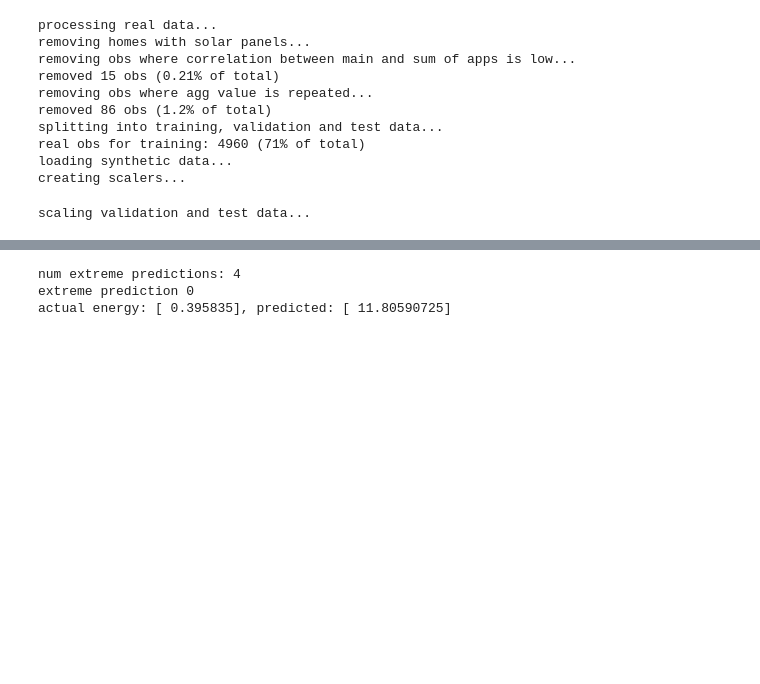
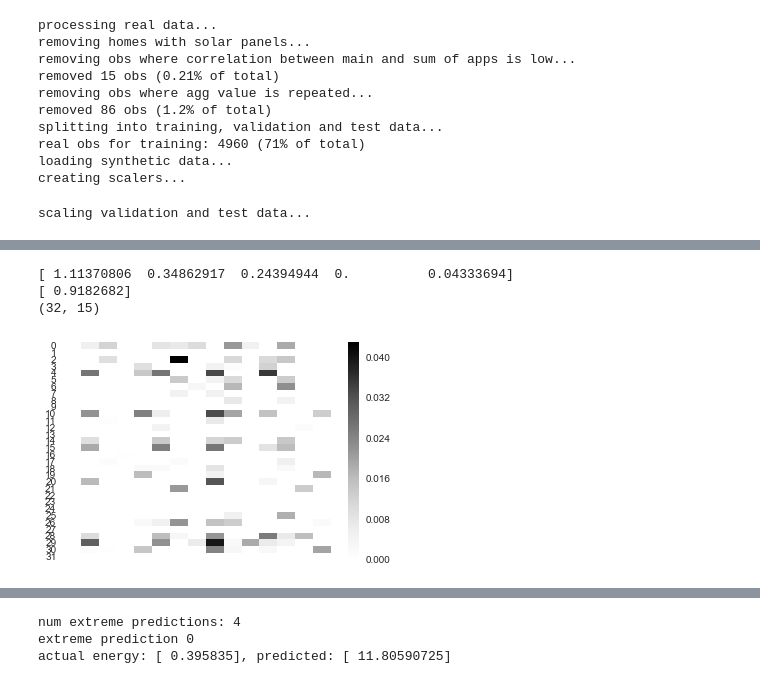
Before and after one commit to sipolac/thesis, a Jupyter notebook: py/build_models.ipynb, the cells around one changed output, grey strips where cells are left out. Saved outputs shown, nothing was run; the diff lists cells and outputs as text; code cells hidden in the pictures; blank space fills up the shorter version.

```diff
--- a/py/build_models.ipynb
+++ b/py/build_models.ipynb
@@ -195,0 +158,42 @@ model = load_model(os.path.join(dir_this_model, 'weights.hdf5'))
+# %%
+layer_names = [x.name for x in model.layers]
+layer_name = 'conv_3'
+if layer_name not in layer_names:
+    raise ValueError('Layer name could not be found in model')
+
+model_truncated = Sequential()
+for layer in model.layers:
+    model_truncated.add(layer)
+    if layer.name == layer_name:
+        break
+# %%
+def expand_array(a, desired_len):
+    scale_factor = desired_len / len(a)
+    assert scale_factor % 1 == 0, 'desired_len needs to be a multiple of the input array'
+    scale_factor = int(scale_factor)
+    expanded = np.empty(desired_len, dtype=type(a[0]))
+    for i in range(scale_factor):
+        expanded[i::scale_factor] = a
+    return expanded
+
+def get_activations(x, truncated_model):
+    return truncated_model.predict(reshape_as_tensor([x]))[0].T
+
+row = 1
+series = all_data['val']['X'][row]
+house_id = all_data['val']['x_house'][row]
+dt = all_data['val']['x_date'][row]
+print all_data['val']['Y1'][row]
+print get_activations(series, model)
+activations_small = get_activations(series, model_truncated)
+print activations_small.shape
+# activations = []
+# for activation in activations_small:
+#     activations.append(expand_array(activation, len(series)))
+
+# ax.get_yaxis().set_visible(False)
+# %% [output]
+[ 1.11370806  0.34862917  0.24394944  0.          0.04333694]
+[ 0.9182682]
+(32, 15)
+[figure, added]
```
Also changed, not shown: parts of 22 cells of this notebook, 3 other files.
